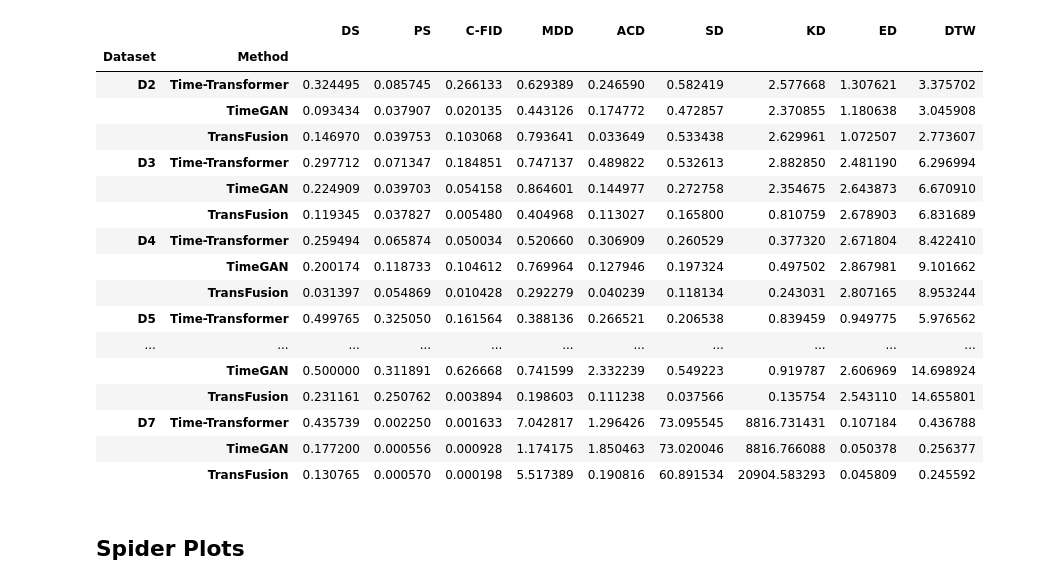
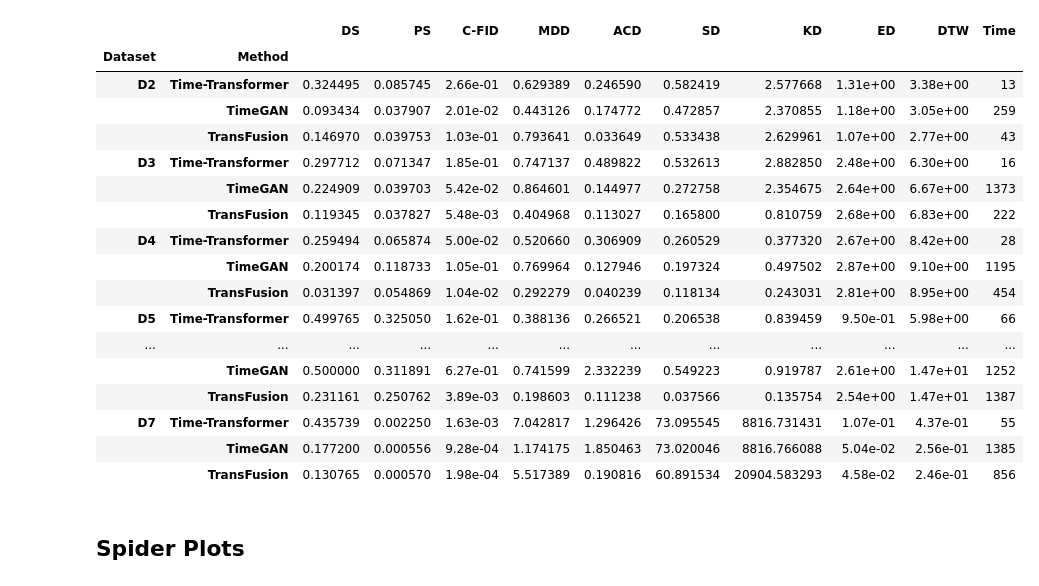
Before and after one commit to istvan-derda/Istvans-TSGBench, a Jupyter notebook: visualizations/visualize_numeric_results.ipynb, the cells around one changed output. Saved outputs shown, nothing was run; the diff lists cells and outputs as text; code cells hidden in the pictures.

```diff
--- a/visualizations/visualize_numeric_results.ipynb
+++ b/visualizations/visualize_numeric_results.ipynb
@@ -59,0 +45,18 @@ df_all.style\
+# %%
+cm = sns.diverging_palette(h_neg=130, h_pos=0, as_cmap=True)
+
+def style_results_table(df):
+    return df.style\
+    .background_gradient(cmap=cm, vmin=0, vmax=0.5, subset=["DS", "PS"])\
+    .background_gradient(cmap=cm, vmin=0, vmax=1, subset=["C-FID"])\
+    .background_gradient(cmap=cm, vmin=0, vmax=2, subset=["MDD"])\
+    .background_gradient(cmap=cm, vmin=0, vmax=1, subset=["ACD"])\
+    .background_gradient(cmap=cm, vmin=0, vmax=1, subset=["SD"])\
+    .background_gradient(cmap=cm, vmin=0, vmax=3, subset=["KD"])\
+    .background_gradient(cmap=cm, vmin=0, vmax=3, subset=["ED"])\
+    .background_gradient(cmap=cm, vmin=0, vmax=15, subset=["DTW"])\
+    .background_gradient(cmap=cm, vmin=0, vmax=1000, subset=["Time"])\
+    .format({"DTW": "{:.2e}", "C-FID": "{:.2e}", "ED": "{:.2e}"})
+
+
+style_results_table(df_all)
@@ -91,33 +104,24 @@ df_no_tts \
 # %%
-df_no_tts.swaplevel("Method", "Dataset")\
-    .sort_index(level=["Dataset", "Method"])\
-    .style\
-        .background_gradient(cmap=cm, vmin=0, vmax=0.5, subset=["DS", "PS"])\
-        .background_gradient(cmap=cm, vmin=0, vmax=1, subset=["C-FID"])\
-        .background_gradient(cmap=cm, vmin=0, vmax=2, subset=["MDD"])\
-        .background_gradient(cmap=cm, vmin=0, vmax=1, subset=["ACD"])\
-        .background_gradient(cmap=cm, vmin=0, vmax=1, subset=["SD"])\
-        .background_gradient(cmap=cm, vmin=0, vmax=3, subset=["KD"])\
-        .background_gradient(cmap=cm, vmin=0, vmax=3, subset=["ED"])\
-        .background_gradient(cmap=cm, vmin=0, vmax=10, subset=["DTW"])
+style_results_table(df_no_tts.swaplevel("Method", "Dataset")\
+    .sort_index(level=["Dataset", "Method"]))
 # %% [output]
-|  |  | DS | PS | C-FID | MDD | ACD | SD | KD | ED | DTW |
-| Dataset | Method |  |  |  |  |  |  |  |  |  |
-| D2 | Time-Transformer | 0.324495 | 0.085745 | 0.266133 | 0.629389 | 0.246590 | 0.582419 | 2.577668 | 1.307621 | 3.375702 |
-|  | TimeGAN | 0.093434 | 0.037907 | 0.020135 | 0.443126 | 0.174772 | 0.472857 | 2.370855 | 1.180638 | 3.045908 |
-|  | TransFusion | 0.146970 | 0.039753 | 0.103068 | 0.793641 | 0.033649 | 0.533438 | 2.629961 | 1.072507 | 2.773607 |
-| D3 | Time-Transformer | 0.297712 | 0.071347 | 0.184851 | 0.747137 | 0.489822 | 0.532613 | 2.882850 | 2.481190 | 6.296994 |
-|  | TimeGAN | 0.224909 | 0.039703 | 0.054158 | 0.864601 | 0.144977 | 0.272758 | 2.354675 | 2.643873 | 6.670910 |
-|  | TransFusion | 0.119345 | 0.037827 | 0.005480 | 0.404968 | 0.113027 | 0.165800 | 0.810759 | 2.678903 | 6.831689 |
-| D4 | Time-Transformer | 0.259494 | 0.065874 | 0.050034 | 0.520660 | 0.306909 | 0.260529 | 0.377320 | 2.671804 | 8.422410 |
-|  | TimeGAN | 0.200174 | 0.118733 | 0.104612 | 0.769964 | 0.127946 | 0.197324 | 0.497502 | 2.867981 | 9.101662 |
-|  | TransFusion | 0.031397 | 0.054869 | 0.010428 | 0.292279 | 0.040239 | 0.118134 | 0.243031 | 2.807165 | 8.953244 |
-| D5 | Time-Transformer | 0.499765 | 0.325050 | 0.161564 | 0.388136 | 0.266521 | 0.206538 | 0.839459 | 0.949775 | 5.976562 |
-| ... | ... | ... | ... | ... | ... | ... | ... | ... | ... | ... |
-|  | TimeGAN | 0.500000 | 0.311891 | 0.626668 | 0.741599 | 2.332239 | 0.549223 | 0.919787 | 2.606969 | 14.698924 |
-|  | TransFusion | 0.231161 | 0.250762 | 0.003894 | 0.198603 | 0.111238 | 0.037566 | 0.135754 | 2.543110 | 14.655801 |
-| D7 | Time-Transformer | 0.435739 | 0.002250 | 0.001633 | 7.042817 | 1.296426 | 73.095545 | 8816.731431 | 0.107184 | 0.436788 |
-|  | TimeGAN | 0.177200 | 0.000556 | 0.000928 | 1.174175 | 1.850463 | 73.020046 | 8816.766088 | 0.050378 | 0.256377 |
-|  | TransFusion | 0.130765 | 0.000570 | 0.000198 | 5.517389 | 0.190816 | 60.891534 | 20904.583293 | 0.045809 | 0.245592 |
+|  |  | DS | PS | C-FID | MDD | ACD | SD | KD | ED | DTW | Time |
+| Dataset | Method |  |  |  |  |  |  |  |  |  |  |
+| D2 | Time-Transformer | 0.324495 | 0.085745 | 2.66e-01 | 0.629389 | 0.246590 | 0.582419 | 2.577668 | 1.31e+00 | 3.38e+00 | 13 |
+|  | TimeGAN | 0.093434 | 0.037907 | 2.01e-02 | 0.443126 | 0.174772 | 0.472857 | 2.370855 | 1.18e+00 | 3.05e+00 | 259 |
+|  | TransFusion | 0.146970 | 0.039753 | 1.03e-01 | 0.793641 | 0.033649 | 0.533438 | 2.629961 | 1.07e+00 | 2.77e+00 | 43 |
+| D3 | Time-Transformer | 0.297712 | 0.071347 | 1.85e-01 | 0.747137 | 0.489822 | 0.532613 | 2.882850 | 2.48e+00 | 6.30e+00 | 16 |
+|  | TimeGAN | 0.224909 | 0.039703 | 5.42e-02 | 0.864601 | 0.144977 | 0.272758 | 2.354675 | 2.64e+00 | 6.67e+00 | 1373 |
+|  | TransFusion | 0.119345 | 0.037827 | 5.48e-03 | 0.404968 | 0.113027 | 0.165800 | 0.810759 | 2.68e+00 | 6.83e+00 | 222 |
+| D4 | Time-Transformer | 0.259494 | 0.065874 | 5.00e-02 | 0.520660 | 0.306909 | 0.260529 | 0.377320 | 2.67e+00 | 8.42e+00 | 28 |
+|  | TimeGAN | 0.200174 | 0.118733 | 1.05e-01 | 0.769964 | 0.127946 | 0.197324 | 0.497502 | 2.87e+00 | 9.10e+00 | 1195 |
+|  | TransFusion | 0.031397 | 0.054869 | 1.04e-02 | 0.292279 | 0.040239 | 0.118134 | 0.243031 | 2.81e+00 | 8.95e+00 | 454 |
+| D5 | Time-Transformer | 0.499765 | 0.325050 | 1.62e-01 | 0.388136 | 0.266521 | 0.206538 | 0.839459 | 9.50e-01 | 5.98e+00 | 66 |
+| ... | ... | ... | ... | ... | ... | ... | ... | ... | ... | ... | ... |
+|  | TimeGAN | 0.500000 | 0.311891 | 6.27e-01 | 0.741599 | 2.332239 | 0.549223 | 0.919787 | 2.61e+00 | 1.47e+01 | 1252 |
+|  | TransFusion | 0.231161 | 0.250762 | 3.89e-03 | 0.198603 | 0.111238 | 0.037566 | 0.135754 | 2.54e+00 | 1.47e+01 | 1387 |
+| D7 | Time-Transformer | 0.435739 | 0.002250 | 1.63e-03 | 7.042817 | 1.296426 | 73.095545 | 8816.731431 | 1.07e-01 | 4.37e-01 | 55 |
+|  | TimeGAN | 0.177200 | 0.000556 | 9.28e-04 | 1.174175 | 1.850463 | 73.020046 | 8816.766088 | 5.04e-02 | 2.56e-01 | 1385 |
+|  | TransFusion | 0.130765 | 0.000570 | 1.98e-04 | 5.517389 | 0.190816 | 60.891534 | 20904.583293 | 4.58e-02 | 2.46e-01 | 856 |
 # %% [markdown]
 ## Spider Plots
```
Also changed, not shown: parts of 17 cells of this notebook.
